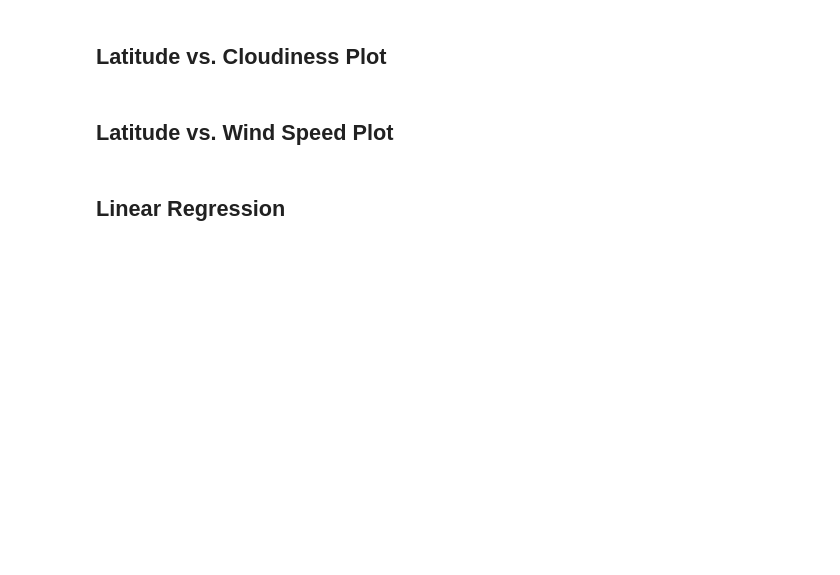
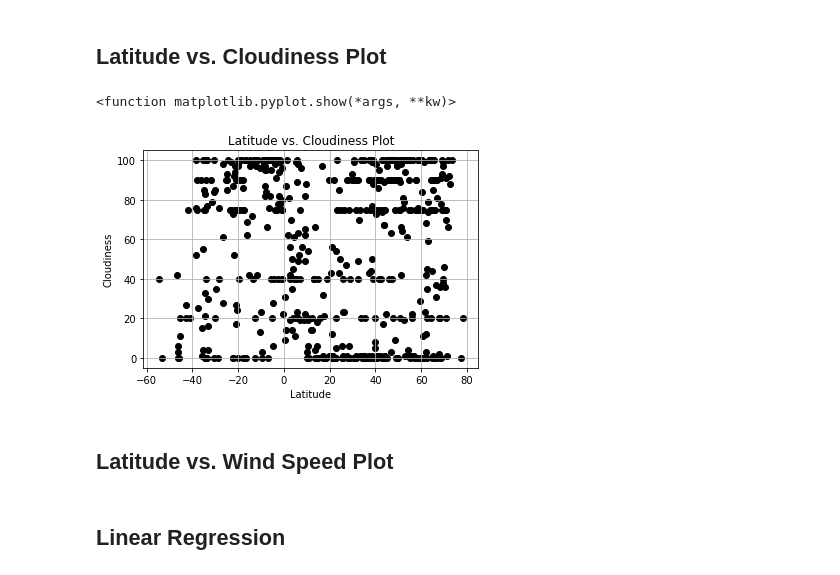
Before and after one commit to emersonmolett/python-api-challenge, a Jupyter notebook: WeatherPy/WeatherPy.ipynb, the cells around one changed output. Drawn from its saved outputs; the diff is of its cells as text; code cells hidden in the pictures; blank space fills up the shorter version.

```diff
--- a/WeatherPy/WeatherPy.ipynb
+++ b/WeatherPy/WeatherPy.ipynb
@@ -187,5 +199,17 @@ plt.show
 # %% [markdown]
 ## Latitude vs. Cloudiness Plot
+# %%
+plt.scatter(city_dataframe["Lat"], city_dataframe["Cloudiness"], marker = "o", color = "black", edgecolor = "black")
+plt.grid()
+plt.xlabel("Latitude")
+plt.ylabel("Cloudiness")
+plt.title("Latitude vs. Cloudiness Plot")
+plt.show
+
+## need to save to .pngs
+# %% [output]
+<function matplotlib.pyplot.show(*args, **kw)>
+[figure, added]
 # %% [markdown]
 ## Latitude vs. Wind Speed Plot
 # %% [markdown]
```
Also changed, not shown: parts of 2 cells of this notebook.
